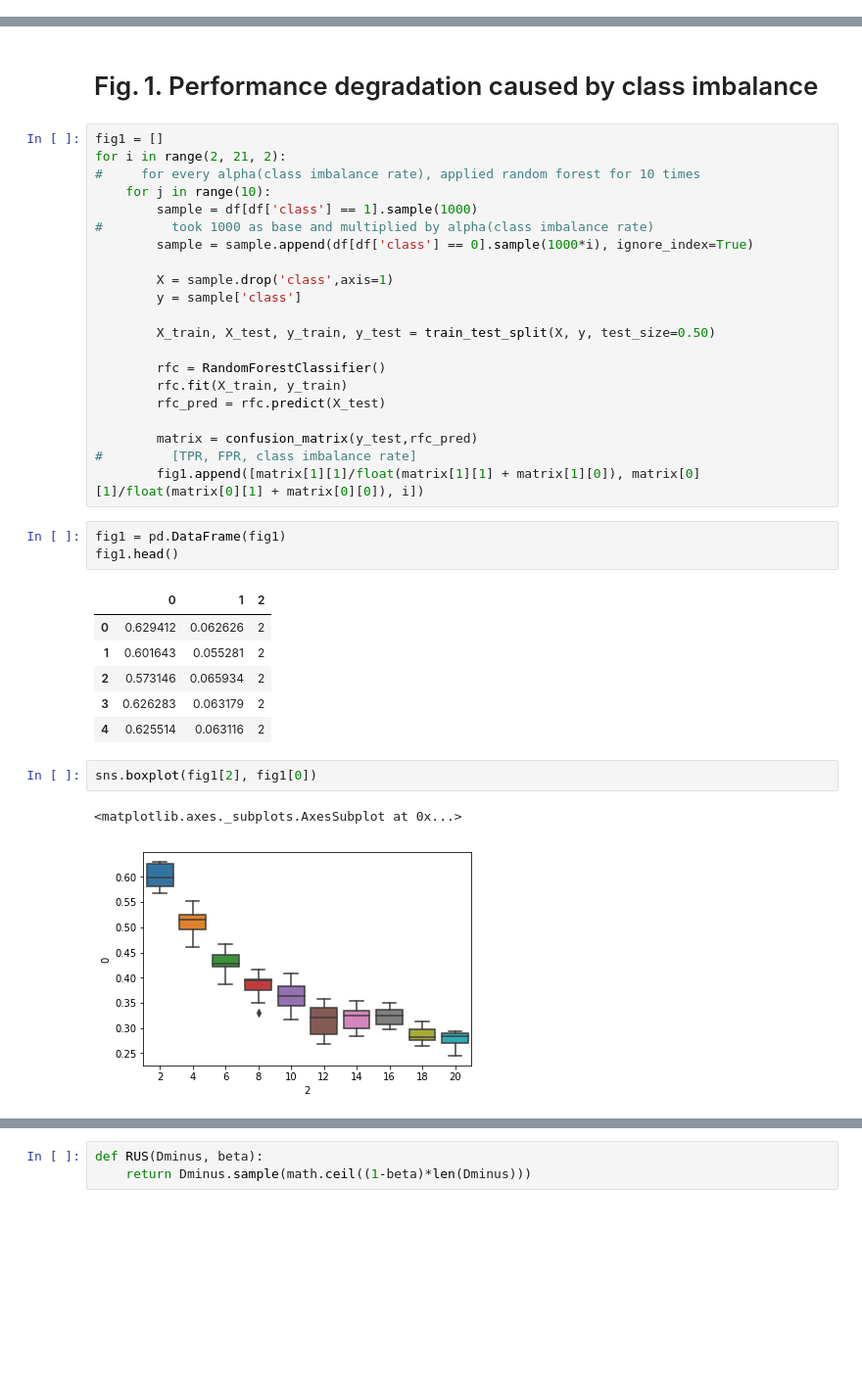
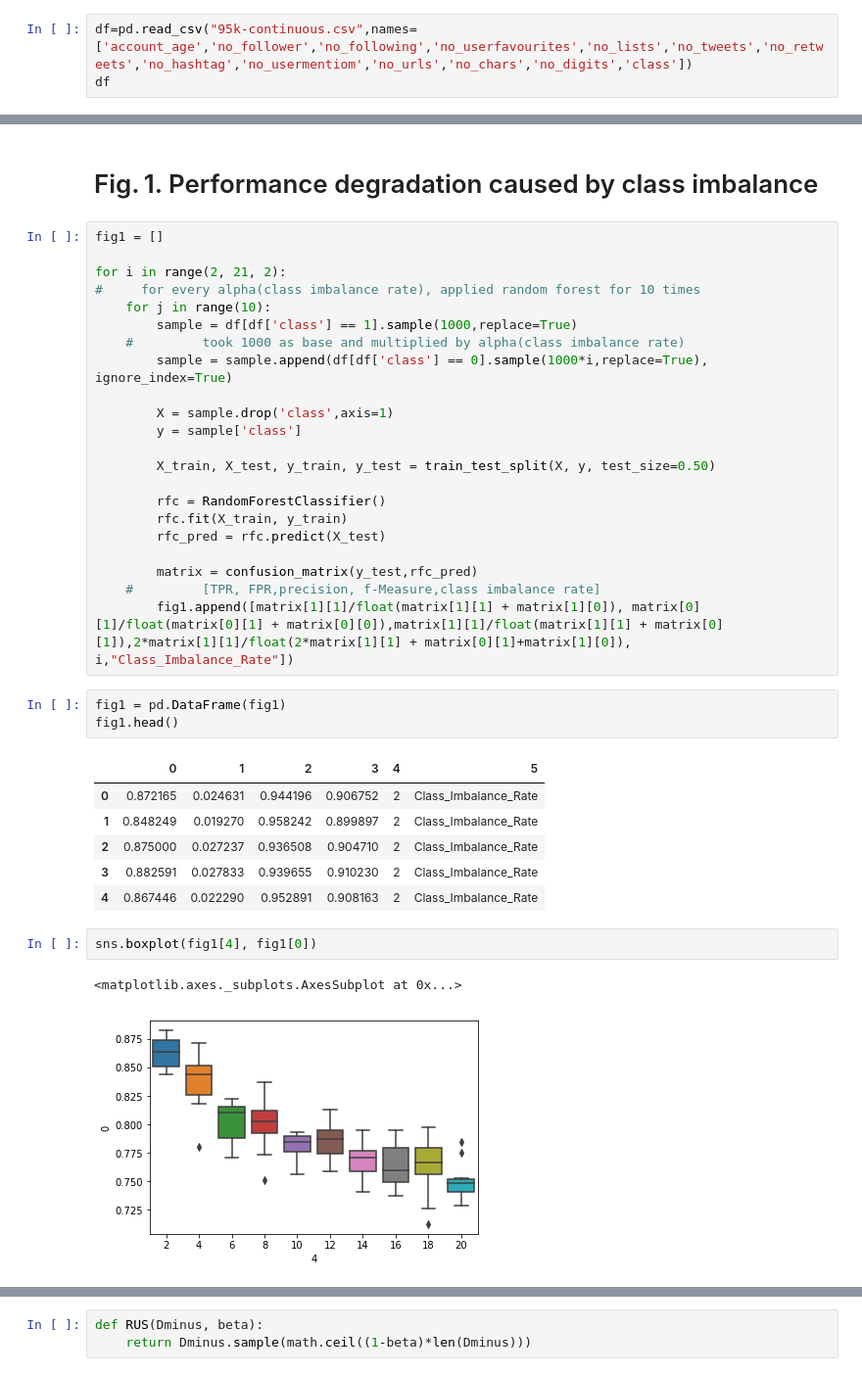
Before and after one commit to sairahul1526/Notebooks, a Jupyter notebook: DM Twitter spam detection.ipynb, the cells around one changed output, grey strips where cells are left out. Shown at 98% size. Drawn from its saved outputs; the diff is of its cells as text; blank space fills up the shorter version.

```diff
--- a/DM Twitter spam detection.ipynb
+++ b/DM Twitter spam detection.ipynb
@@ -19,0 +12,3 @@ df.head()
+# %%
+df=pd.read_csv("95k-continuous.csv",names=['account_age','no_follower','no_following','no_userfavourites','no_lists','no_tweets','no_retweets','no_hashtag','no_usermentiom','no_urls','no_chars','no_digits','class'])
+df
@@ -85,12 +100,13 @@ from sklearn.metrics import classification_report,confusion_matrix
 # Fig. 1. Performance degradation caused by class imbalance
 # %%
 fig1 = []
+
 for i in range(2, 21, 2):
 #     for every alpha(class imbalance rate), applied random forest for 10 times
     for j in range(10):
-        sample = df[df['class'] == 1].sample(1000)
-#         took 1000 as base and multiplied by alpha(class imbalance rate)
-        sample = sample.append(df[df['class'] == 0].sample(1000*i), ignore_index=True)
+        sample = df[df['class'] == 1].sample(1000,replace=True)
+    #         took 1000 as base and multiplied by alpha(class imbalance rate)
+        sample = sample.append(df[df['class'] == 0].sample(1000*i,replace=True), ignore_index=True)
 
         X = sample.drop('class',axis=1)
         y = sample['class']
@@ -102,21 +118,21 @@ for i in range(2, 21, 2):
         rfc_pred = rfc.predict(X_test)
 
         matrix = confusion_matrix(y_test,rfc_pred)
-#         [TPR, FPR, class imbalance rate]
-        fig1.append([matrix[1][1]/float(matrix[1][1] + matrix[1][0]), matrix[0][1]/float(matrix[0][1] + matrix[0][0]), i])
+    #         [TPR, FPR,precision, f-Measure,class imbalance rate]
+        fig1.append([matrix[1][1]/float(matrix[1][1] + matrix[1][0]), matrix[0][1]/float(matrix[0][1] + matrix[0][0]),matrix[1][1]/float(matrix[1][1] + matrix[0][1]),2*matrix[1][1]/float(2*matrix[1][1] + matrix[0][1]+matrix[1][0]), i,"Class_Imbalance_Rate"])
 # %%
 fig1 = pd.DataFrame(fig1)
 fig1.head()
 # %% [output]
-|  | 0 | 1 | 2 |
-| 0 | 0.629412 | 0.062626 | 2 |
-| 1 | 0.601643 | 0.055281 | 2 |
-| 2 | 0.573146 | 0.065934 | 2 |
-| 3 | 0.626283 | 0.063179 | 2 |
-| 4 | 0.625514 | 0.063116 | 2 |
+|  | 0 | 1 | 2 | 3 | 4 | 5 |
+| 0 | 0.872165 | 0.024631 | 0.944196 | 0.906752 | 2 | Class_Imbalance_Rate |
+| 1 | 0.848249 | 0.019270 | 0.958242 | 0.899897 | 2 | Class_Imbalance_Rate |
+| 2 | 0.875000 | 0.027237 | 0.936508 | 0.904710 | 2 | Class_Imbalance_Rate |
+| 3 | 0.882591 | 0.027833 | 0.939655 | 0.910230 | 2 | Class_Imbalance_Rate |
+| 4 | 0.867446 | 0.022290 | 0.952891 | 0.908163 | 2 | Class_Imbalance_Rate |
 # %%
-sns.boxplot(fig1[2], fig1[0])
+sns.boxplot(fig1[4], fig1[0])
 # %% [output]
 <matplotlib.axes._subplots.AxesSubplot at 0x...>
-[figure, old version]
+[figure, new version]
 # %%
```
Also changed, not shown: parts of 41 cells of this notebook.
